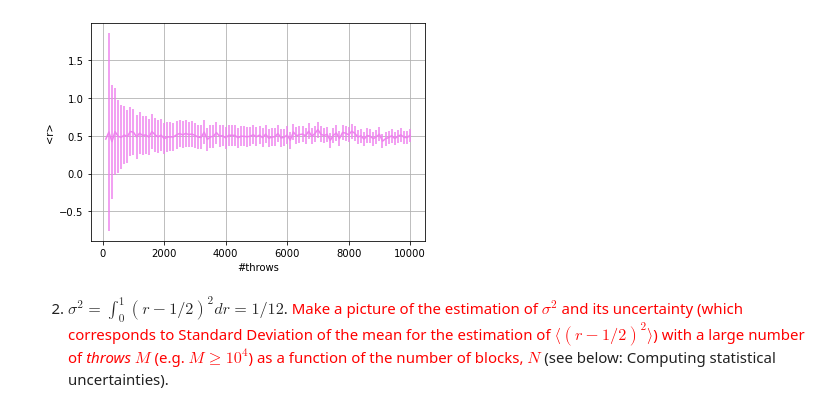
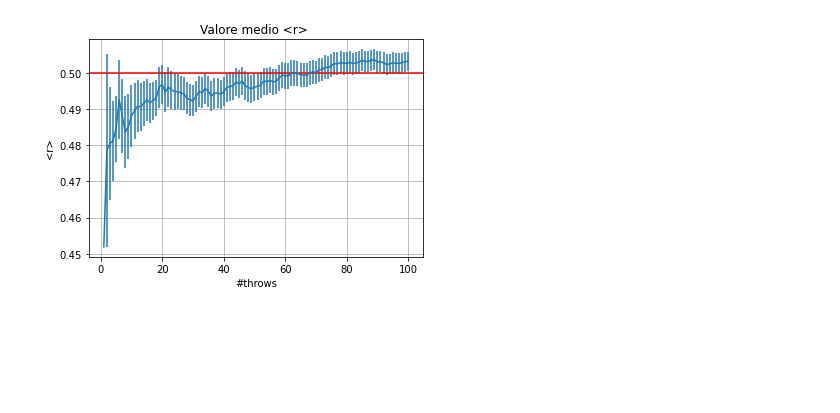
Before and after one commit to ChiaraBallotta/LSN_Ballotta_Chiara, a Jupyter notebook: Laboratorio1/Laboratorio 1.ipynb, the cells around one changed output. Cells and saved outputs as stored; diff of their text form; code cells hidden in the pictures; blank space fills up the shorter version.

```diff
--- a/Laboratorio1/Laboratorio 1.ipynb
+++ b/Laboratorio1/Laboratorio 1.ipynb
@@ -7,22 +28,12 @@
 # %%
-import numpy as np
-import random
-import math
-import matplotlib
-import matplotlib.pyplot as plt
-%matplotlib inline
-
-
-
-#inizio a costruire il grafico dei valori medi
-x, f, error = np.loadtxt("Dati.dat", usecols=(0,1,2), delimiter=None, unpack='true')
-plt.errorbar(x,f ,yerr=error,color ='violet')
+#===== Grafico Valori Medi ======
+x, f, error = np.loadtxt("Ex-1/Es1/Ave.dat", usecols=(0,1,2), delimiter=None, unpack='true')
+plt.errorbar(x,f ,yerr=error)
 plt.xlabel('#throws')
+plt.title("Valore medio <r> ")
 plt.ylabel('<r>')
 plt.grid(True)
-
+plt.axhline(y=0.5, color = 'r', linestyle = '-')
 plt.show()
 # %% [output]
-[figure, old version]
+[figure, new version]
-# %% [markdown]
-2. $\sigma^2 = \int_0^1 (r-1/2)^2 dr = 1/12$. <font color="red">Make a picture of the estimation of $\sigma^2$ and its uncertainty (which corresponds to Standard Deviation of the mean for the estimation of $\langle (r-1/2)^2 \rangle$) with a large number of *throws* $M$ (e.g. $M\ge 10^4$) as a function of the number of blocks, $N$</font> (see below: Computing statistical uncertainties).
```
Also changed, not shown: parts of 30 cells of this notebook, 54 other files.
